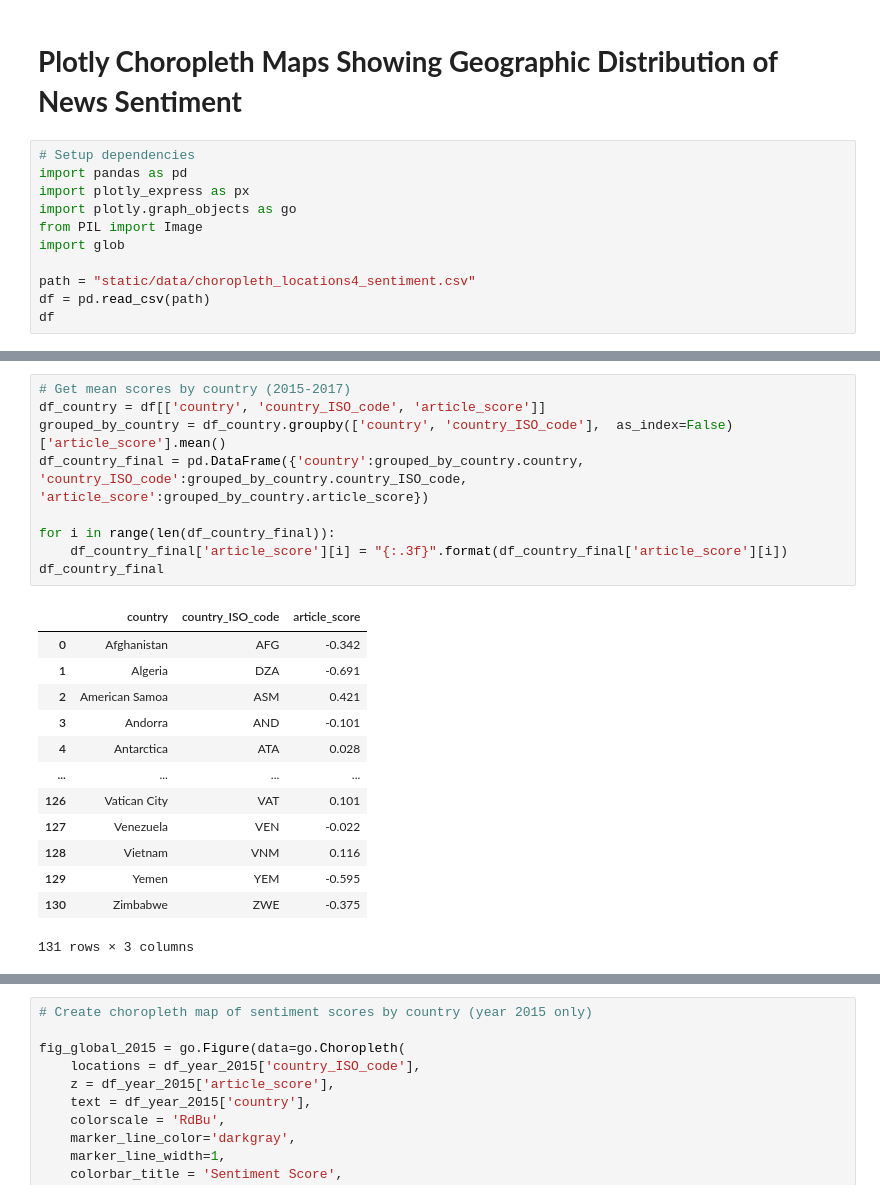
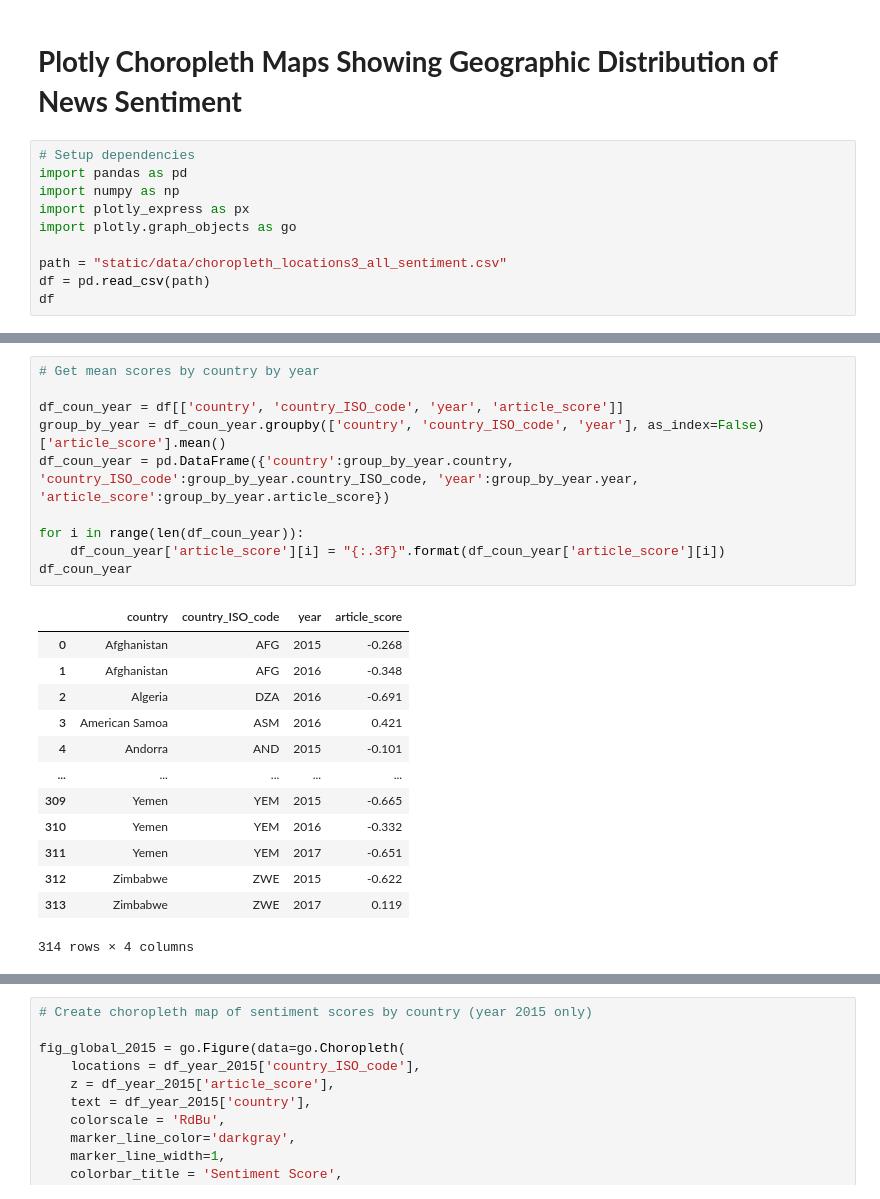
Before and after one commit to iCode13/News-Sentiment-Analysis-App, a Jupyter notebook: news_app/geo_choropleth4_plotly.ipynb, the cells around one changed output, grey strips where cells are left out. Saved outputs shown, nothing was run; the diff lists cells and outputs as text.

```diff
--- a/news_app/geo_choropleth4_plotly.ipynb
+++ b/news_app/geo_choropleth4_plotly.ipynb
@@ -3,12 +3,11 @@
 # %%
 # Setup dependencies
 import pandas as pd
+import numpy as np
 import plotly_express as px
 import plotly.graph_objects as go
-from PIL import Image
-import glob
 
-path = "static/data/choropleth_locations4_sentiment.csv"
+path = "static/data/choropleth_locations3_all_sentiment.csv"
 df = pd.read_csv(path)
 df
 # %% [output]
@@ -28,23 +81,24 @@ df
 # %%
-# Get mean scores by country (2015-2017)
-df_country = df[['country', 'country_ISO_code', 'article_score']]
-grouped_by_country = df_country.groupby(['country', 'country_ISO_code'],  as_index=False)['article_score'].mean()
-df_country_final = pd.DataFrame({'country':grouped_by_country.country, 'country_ISO_code':grouped_by_country.country_ISO_code, 'article_score':grouped_by_country.article_score})
+# Get mean scores by country by year
 
-for i in range(len(df_country_final)):
-    df_country_final['article_score'][i] = "{:.3f}".format(df_country_final['article_score'][i])
-df_country_final
+df_coun_year = df[['country', 'country_ISO_code', 'year', 'article_score']]
+group_by_year = df_coun_year.groupby(['country', 'country_ISO_code', 'year'], as_index=False)['article_score'].mean()
+df_coun_year = pd.DataFrame({'country':group_by_year.country, 'country_ISO_code':group_by_year.country_ISO_code, 'year':group_by_year.year, 'article_score':group_by_year.article_score})
+
+for i in range(len(df_coun_year)):
+    df_coun_year['article_score'][i] = "{:.3f}".format(df_coun_year['article_score'][i])
+df_coun_year
 # %% [output]
-|  | country | country_ISO_code | article_score |
-| 0 | Afghanistan | AFG | -0.342 |
-| 1 | Algeria | DZA | -0.691 |
-| 2 | American Samoa | ASM | 0.421 |
-| 3 | Andorra | AND | -0.101 |
-| 4 | Antarctica | ATA | 0.028 |
-| ... | ... | ... | ... |
-| 126 | Vatican City | VAT | 0.101 |
-| 127 | Venezuela | VEN | -0.022 |
-| 128 | Vietnam | VNM | 0.116 |
-| 129 | Yemen | YEM | -0.595 |
-| 130 | Zimbabwe | ZWE | -0.375 |
+|  | country | country_ISO_code | year | article_score |
+| 0 | Afghanistan | AFG | 2015 | -0.268 |
+| 1 | Afghanistan | AFG | 2016 | -0.348 |
+| 2 | Algeria | DZA | 2016 | -0.691 |
+| 3 | American Samoa | ASM | 2016 | 0.421 |
+| 4 | Andorra | AND | 2015 | -0.101 |
+| ... | ... | ... | ... | ... |
+| 309 | Yemen | YEM | 2015 | -0.665 |
+| 310 | Yemen | YEM | 2016 | -0.332 |
+| 311 | Yemen | YEM | 2017 | -0.651 |
+| 312 | Zimbabwe | ZWE | 2015 | -0.622 |
+| 313 | Zimbabwe | ZWE | 2017 | 0.119 |
-131 rows × 3 columns
+314 rows × 4 columns
```
Also changed, not shown: parts of 8 cells of this notebook, 3 other files.
